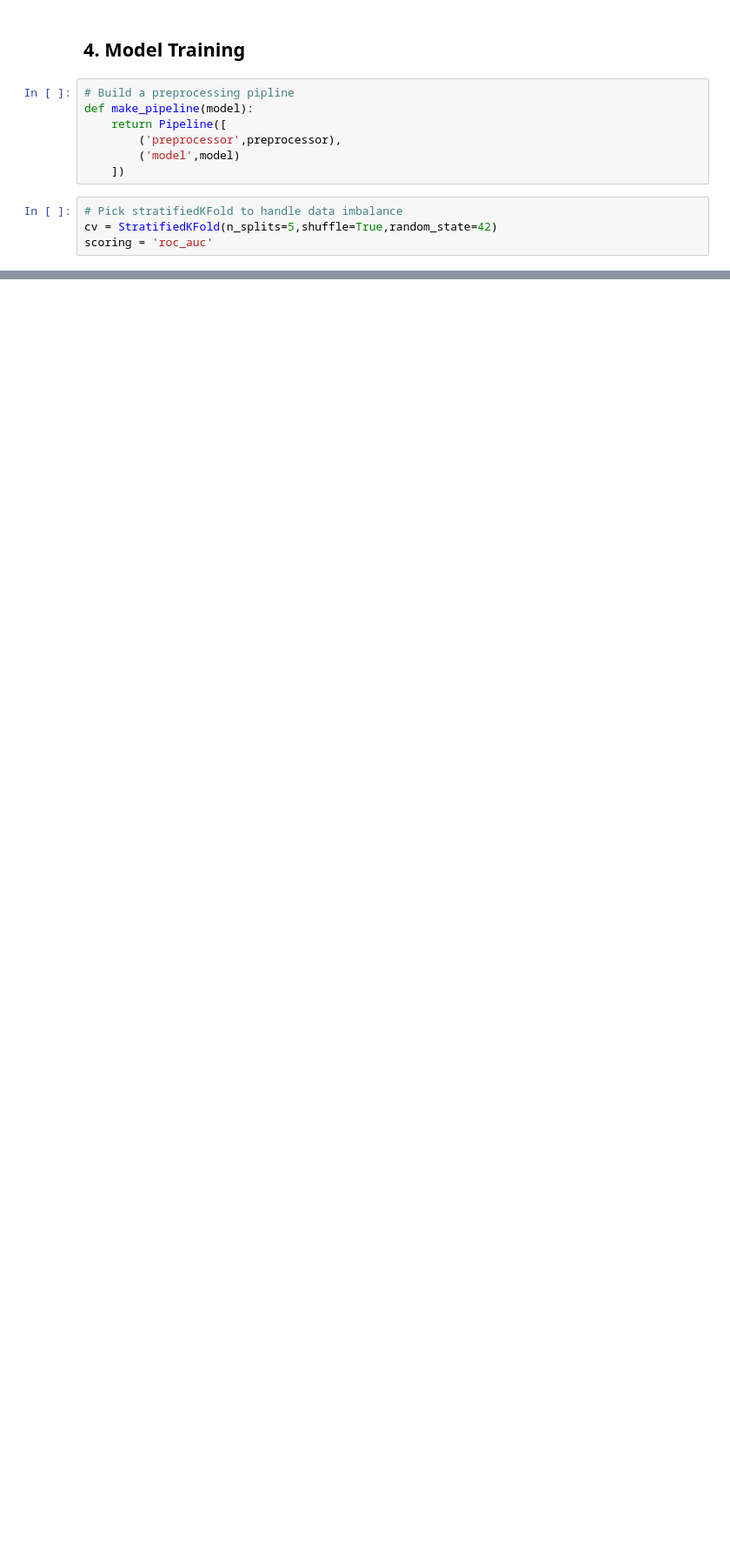
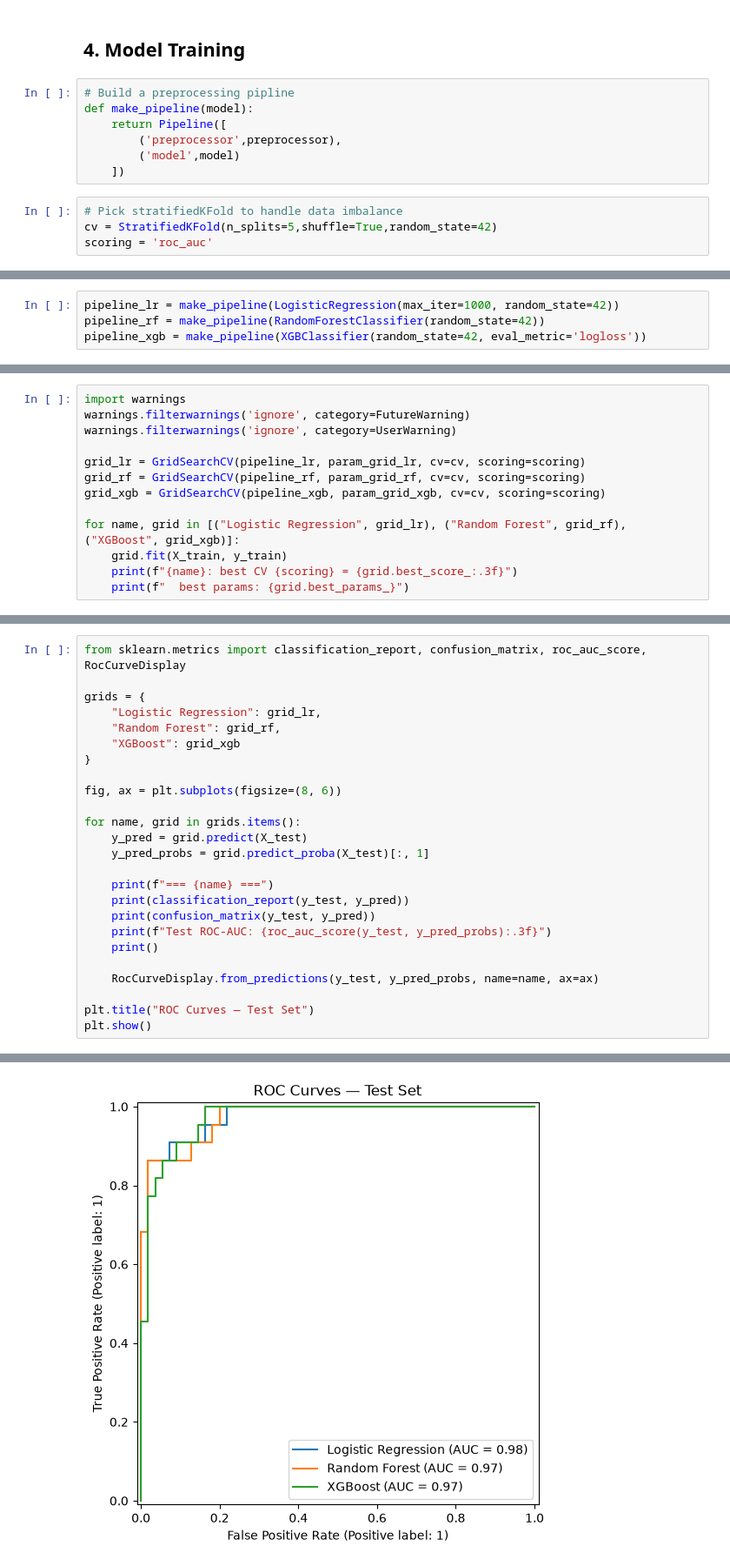
Before and after one commit to TravisArnt/thyroid-recurrence-prediction, a Jupyter notebook: notebooks/01_eda.ipynb, the cells around one changed output, grey strips where cells are left out. Shown at 87% size. Cells and saved outputs as stored; diff of their text form; blank space fills up the shorter version.

```diff
--- a/notebooks/01_eda.ipynb
+++ b/notebooks/01_eda.ipynb
@@ -452,0 +458,4 @@ Decision tree is clearly the weakest.
+# %%
+pipeline_lr = make_pipeline(LogisticRegression(max_iter=1000, random_state=42))
+pipeline_rf = make_pipeline(RandomForestClassifier(random_state=42))
+pipeline_xgb = make_pipeline(XGBClassifier(random_state=42, eval_metric='logloss'))
@@ -452,0 +482,13 @@ Decision tree is clearly the weakest.
+# %%
+import warnings
+warnings.filterwarnings('ignore', category=FutureWarning)
+warnings.filterwarnings('ignore', category=UserWarning)
+
+grid_lr = GridSearchCV(pipeline_lr, param_grid_lr, cv=cv, scoring=scoring)
+grid_rf = GridSearchCV(pipeline_rf, param_grid_rf, cv=cv, scoring=scoring)
+grid_xgb = GridSearchCV(pipeline_xgb, param_grid_xgb, cv=cv, scoring=scoring)
+
+for name, grid in [("Logistic Regression", grid_lr), ("Random Forest", grid_rf), ("XGBoost", grid_xgb)]:
+    grid.fit(X_train, y_train)
+    print(f"{name}: best CV {scoring} = {grid.best_score_:.3f}")
+    print(f"  best params: {grid.best_params_}")
@@ -452,0 +504,26 @@ Decision tree is clearly the weakest.
+# %%
+from sklearn.metrics import classification_report, confusion_matrix, roc_auc_score, RocCurveDisplay
+
+grids = {
+    "Logistic Regression": grid_lr,
+    "Random Forest": grid_rf,
+    "XGBoost": grid_xgb
+}
+
+fig, ax = plt.subplots(figsize=(8, 6))
+
+for name, grid in grids.items():
+    y_pred = grid.predict(X_test)
+    y_pred_probs = grid.predict_proba(X_test)[:, 1]
+
+    print(f"=== {name} ===")
+    print(classification_report(y_test, y_pred))
+    print(confusion_matrix(y_test, y_pred))
+    print(f"Test ROC-AUC: {roc_auc_score(y_test, y_pred_probs):.3f}")
+    print()
+
+    RocCurveDisplay.from_predictions(y_test, y_pred_probs, name=name, ax=ax)
+
+plt.title("ROC Curves — Test Set")
+plt.show()
+# %% [output]
@@ -452,0 +547 @@ Decision tree is clearly the weakest.
+[figure, added]
```
Also changed, not shown: parts of 10 cells of this notebook, 2 other files.
